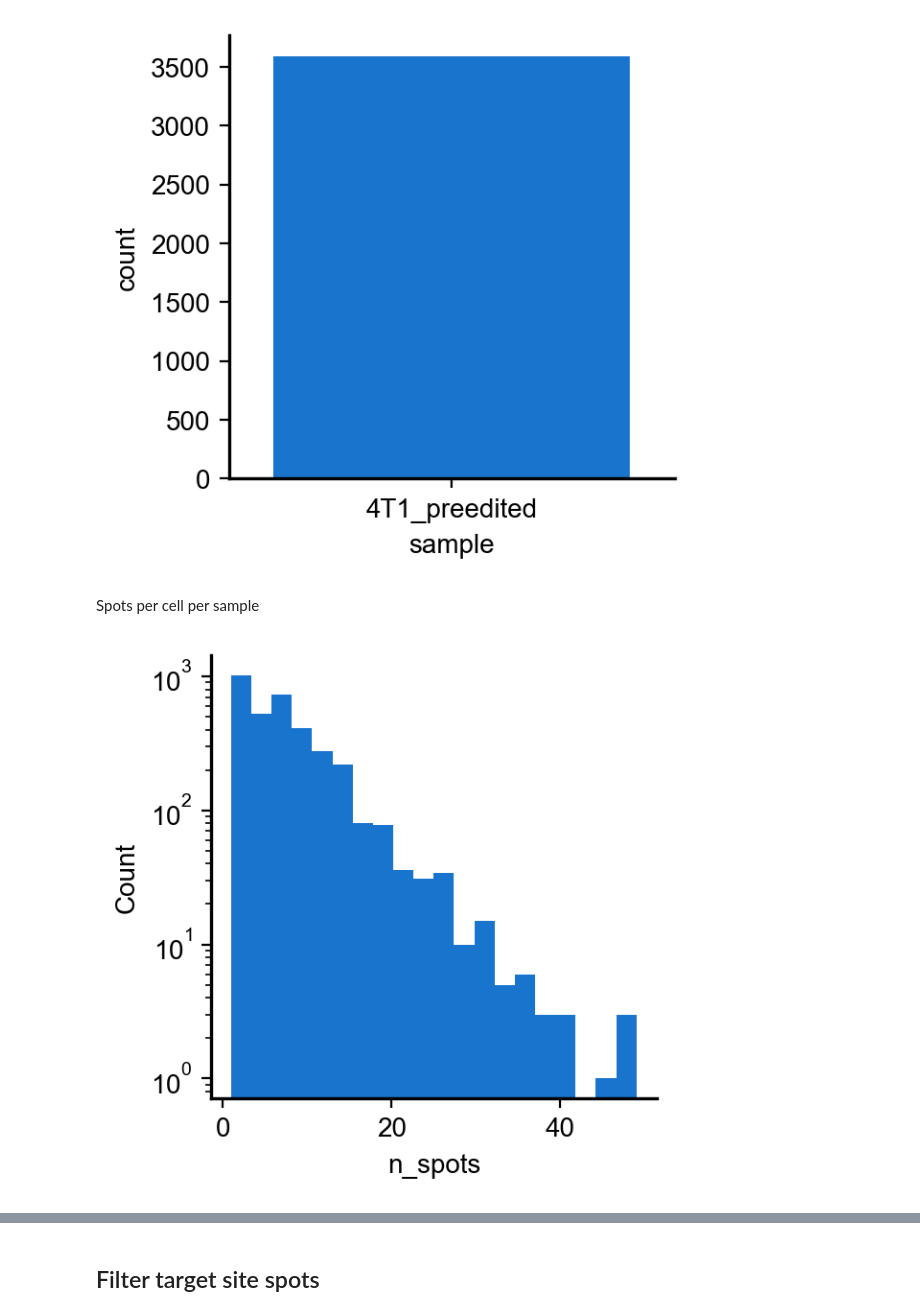
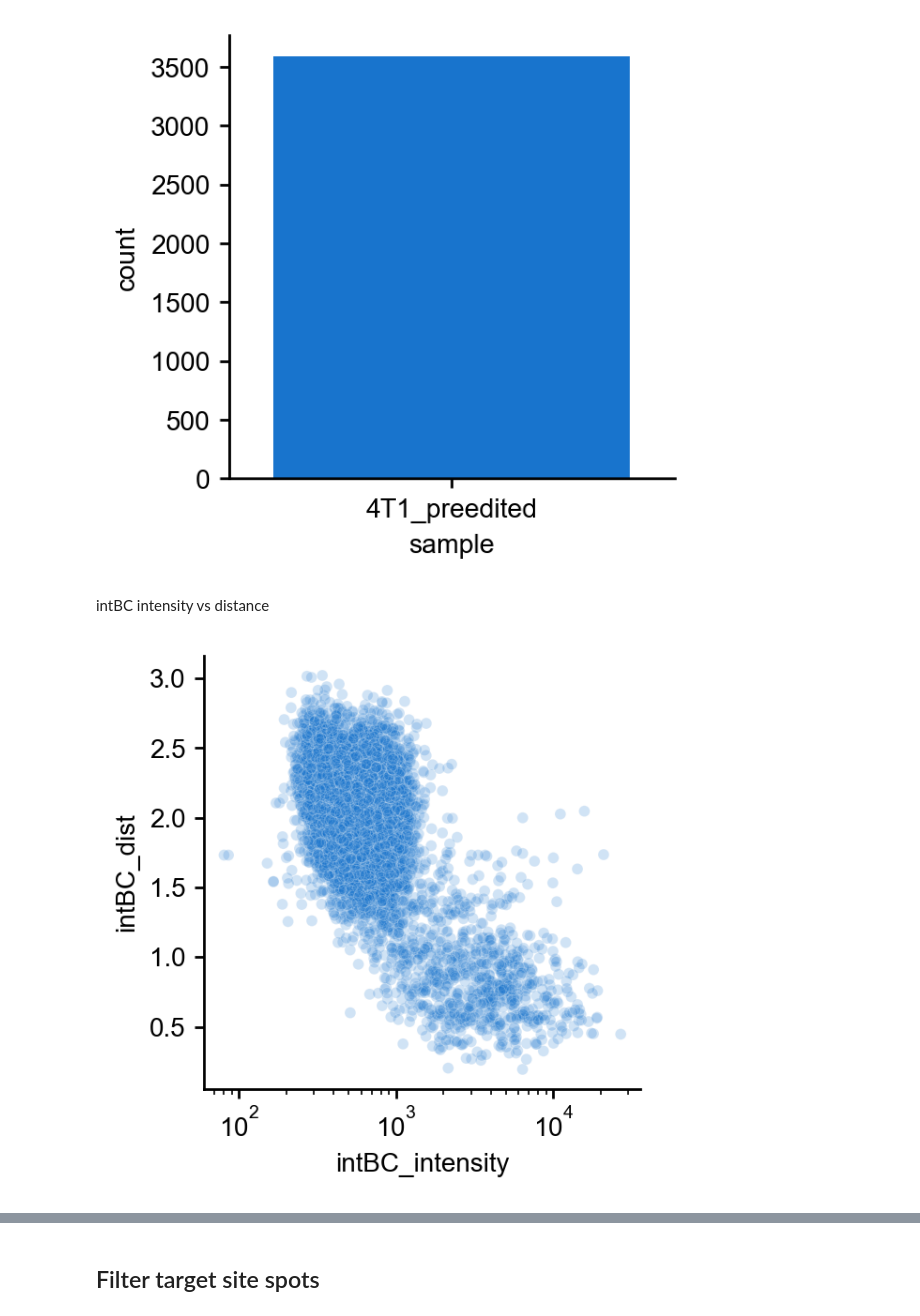
Before and after one commit to jweissmanlab/PEtracer-2025, a Jupyter notebook: preedited/process_merfish_zombie.ipynb, the cells around one changed output, grey strips where cells are left out. Drawn from its saved outputs; the diff is of its cells as text; code cells hidden in the pictures.

Commit message:
added final plots to preedited supplement

```diff
--- a/preedited/process_merfish_zombie.ipynb
+++ b/preedited/process_merfish_zombie.ipynb
@@ -85,11 +86,11 @@ sns.countplot(data = adata.obs, x = "sample",hue = "sample",legend=False,saturat
 # %% [output]
 <Axes: xlabel='sample', ylabel='count'>
 [figure]
-# %% [markdown]
-Spots per cell per sample
+# %% [markdown]
+intBC intensity vs distance
 # %%
-sns.histplot(data = alleles.groupby(["sample","cellBC"]).size().reset_index(name = "n_spots"),
-            x = "n_spots",hue = "sample",legend=False,multiple="stack",linewidth=0,bins = 20,alpha = 1)
-plt.yscale("log")
+sns.scatterplot(data =alleles.sample(10000), x = "intBC_intensity", y = "intBC_dist",
+                hue = "sample",legend=False,alpha = 0.2,size = .1)
+plt.xscale("log")
 # %% [output]
-[figure, old version]
+[figure, new version]
```
Also changed, not shown: parts of 6 cells of this notebook, 4 other files.
